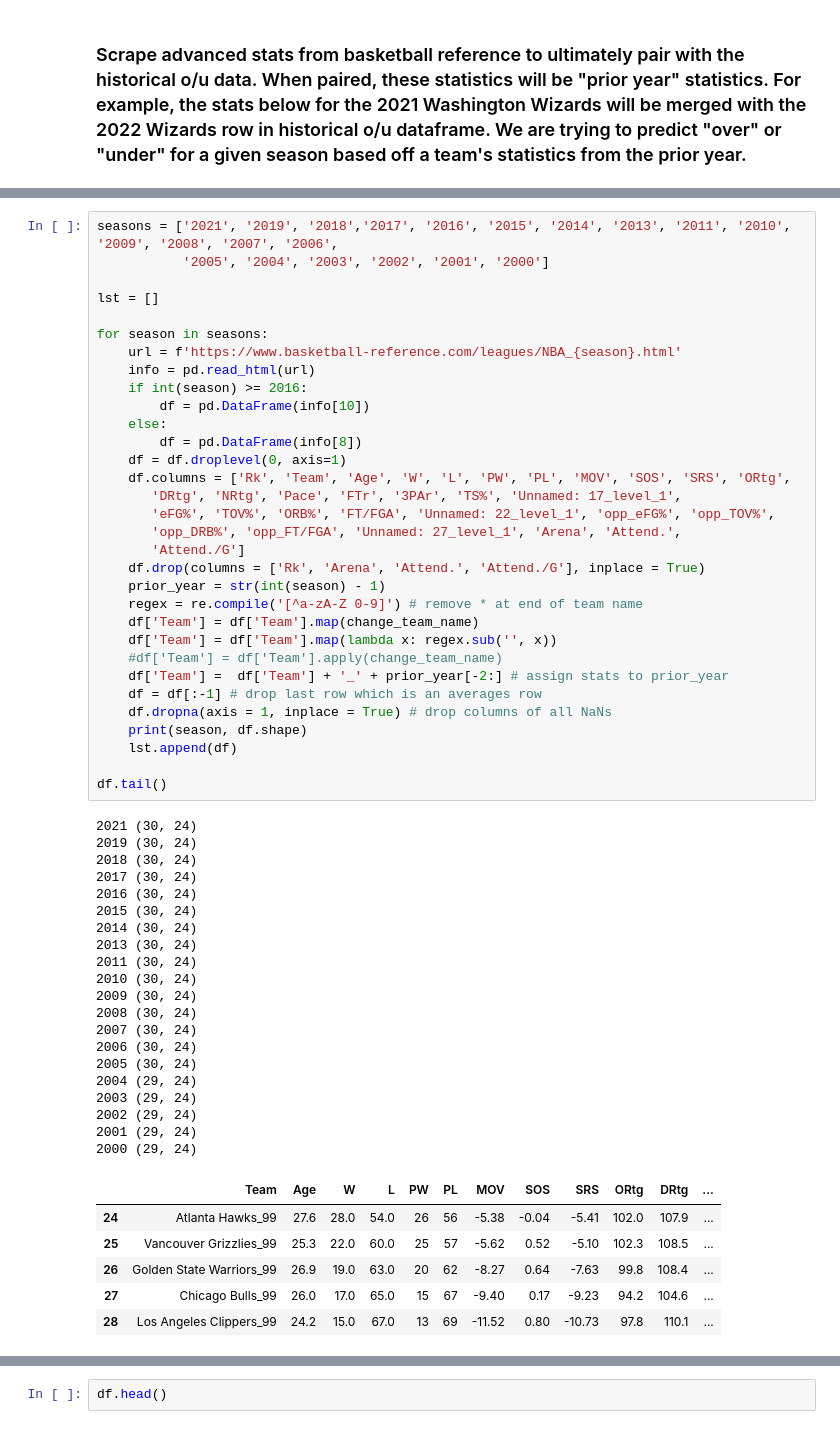
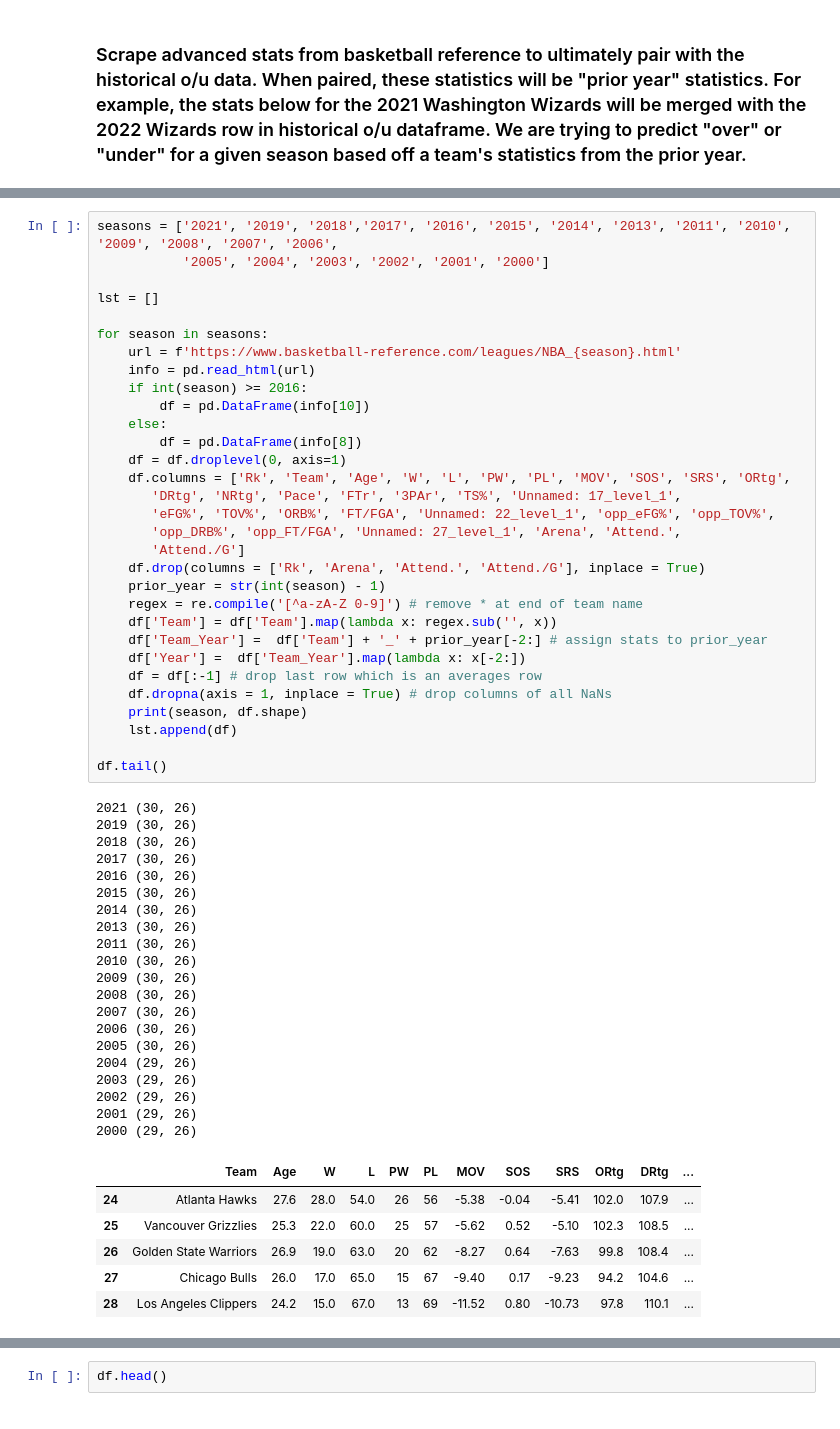
Before and after one commit to aothree/NBA-over-unders, a Jupyter notebook: scrape_stats.ipynb, the cells around one changed output, grey strips where cells are left out. Saved outputs shown, nothing was run; the diff lists cells and outputs as text.

```diff
--- a/scrape_stats.ipynb
+++ b/scrape_stats.ipynb
@@ -21,61 +11,60 @@ def change_team_name(name):
 seasons = ['2021', '2019', '2018','2017', '2016', '2015', '2014', '2013', '2011', '2010', '2009', '2008', '2007', '2006',
            '2005', '2004', '2003', '2002', '2001', '2000']
 
 lst = []
 
 for season in seasons:
     url = f'https://www.basketball-reference.com/leagues/NBA_{season}.html'
     info = pd.read_html(url)
     if int(season) >= 2016:
         df = pd.DataFrame(info[10])
     else:
         df = pd.DataFrame(info[8])
     df = df.droplevel(0, axis=1)
     df.columns = ['Rk', 'Team', 'Age', 'W', 'L', 'PW', 'PL', 'MOV', 'SOS', 'SRS', 'ORtg',
        'DRtg', 'NRtg', 'Pace', 'FTr', '3PAr', 'TS%', 'Unnamed: 17_level_1',
        'eFG%', 'TOV%', 'ORB%', 'FT/FGA', 'Unnamed: 22_level_1', 'opp_eFG%', 'opp_TOV%',
        'opp_DRB%', 'opp_FT/FGA', 'Unnamed: 27_level_1', 'Arena', 'Attend.',
        'Attend./G']
     df.drop(columns = ['Rk', 'Arena', 'Attend.', 'Attend./G'], inplace = True)
     prior_year = str(int(season) - 1)
     regex = re.compile('[^a-zA-Z 0-9]') # remove * at end of team name
-    df['Team'] = df['Team'].map(change_team_name)
     df['Team'] = df['Team'].map(lambda x: regex.sub('', x))
-    #df['Team'] = df['Team'].apply(change_team_name)
-    df['Team'] =  df['Team'] + '_' + prior_year[-2:] # assign stats to prior_year
+    df['Team_Year'] =  df['Team'] + '_' + prior_year[-2:] # assign stats to prior_year
+    df['Year'] =  df['Team_Year'].map(lambda x: x[-2:])
     df = df[:-1] # drop last row which is an averages row
     df.dropna(axis = 1, inplace = True) # drop columns of all NaNs
     print(season, df.shape)
     lst.append(df)
 
 df.tail()
 # %% [output]
-2021 (30, 24)
-2019 (30, 24)
-2018 (30, 24)
-2017 (30, 24)
-2016 (30, 24)
-2015 (30, 24)
-2014 (30, 24)
-2013 (30, 24)
-2011 (30, 24)
-2010 (30, 24)
-2009 (30, 24)
-2008 (30, 24)
-2007 (30, 24)
-2006 (30, 24)
-2005 (30, 24)
-2004 (29, 24)
-2003 (29, 24)
-2002 (29, 24)
-2001 (29, 24)
-2000 (29, 24)
+2021 (30, 26)
+2019 (30, 26)
+2018 (30, 26)
+2017 (30, 26)
+2016 (30, 26)
+2015 (30, 26)
+2014 (30, 26)
+2013 (30, 26)
+2011 (30, 26)
+2010 (30, 26)
+2009 (30, 26)
+2008 (30, 26)
+2007 (30, 26)
+2006 (30, 26)
+2005 (30, 26)
+2004 (29, 26)
+2003 (29, 26)
+2002 (29, 26)
+2001 (29, 26)
+2000 (29, 26)
 |  | Team | Age | W | L | PW | PL | MOV | SOS | SRS | ORtg | DRtg | ... |
-| 24 | Atlanta Hawks_99 | 27.6 | 28.0 | 54.0 | 26 | 56 | -5.38 | -0.04 | -5.41 | 102.0 | 107.9 | ... |
-| 25 | Vancouver Grizzlies_99 | 25.3 | 22.0 | 60.0 | 25 | 57 | -5.62 | 0.52 | -5.10 | 102.3 | 108.5 | ... |
-| 26 | Golden State Warriors_99 | 26.9 | 19.0 | 63.0 | 20 | 62 | -8.27 | 0.64 | -7.63 | 99.8 | 108.4 | ... |
-| 27 | Chicago Bulls_99 | 26.0 | 17.0 | 65.0 | 15 | 67 | -9.40 | 0.17 | -9.23 | 94.2 | 104.6 | ... |
-| 28 | Los Angeles Clippers_99 | 24.2 | 15.0 | 67.0 | 13 | 69 | -11.52 | 0.80 | -10.73 | 97.8 | 110.1 | ... |
+| 24 | Atlanta Hawks | 27.6 | 28.0 | 54.0 | 26 | 56 | -5.38 | -0.04 | -5.41 | 102.0 | 107.9 | ... |
+| 25 | Vancouver Grizzlies | 25.3 | 22.0 | 60.0 | 25 | 57 | -5.62 | 0.52 | -5.10 | 102.3 | 108.5 | ... |
+| 26 | Golden State Warriors | 26.9 | 19.0 | 63.0 | 20 | 62 | -8.27 | 0.64 | -7.63 | 99.8 | 108.4 | ... |
+| 27 | Chicago Bulls | 26.0 | 17.0 | 65.0 | 15 | 67 | -9.40 | 0.17 | -9.23 | 94.2 | 104.6 | ... |
+| 28 | Los Angeles Clippers | 24.2 | 15.0 | 67.0 | 13 | 69 | -11.52 | 0.80 | -10.73 | 97.8 | 110.1 | ... |
 # %%
 df = pd.concat(lst)
 print(df.shape)
```
Also changed, not shown: parts of 10 cells of this notebook, 3 other files.
